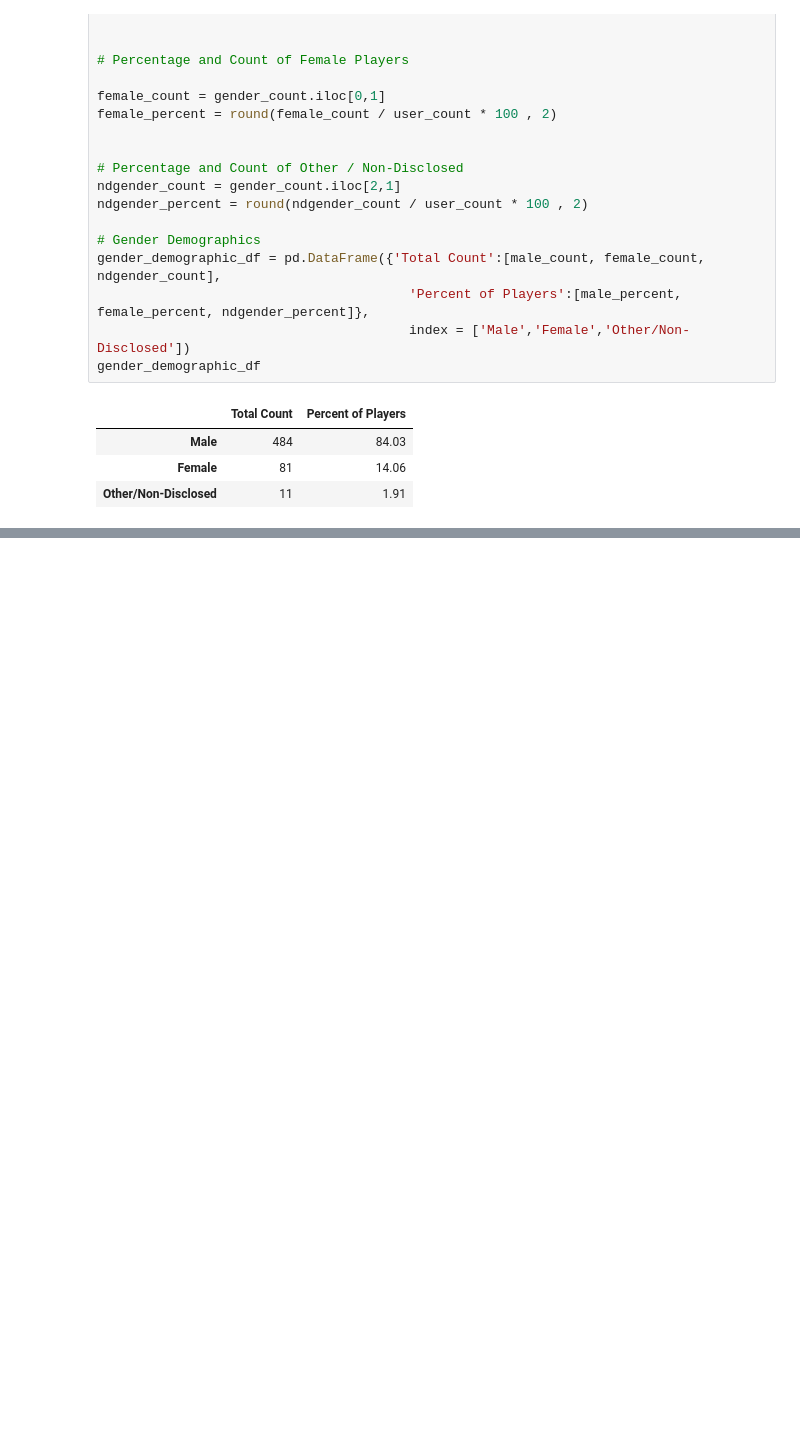
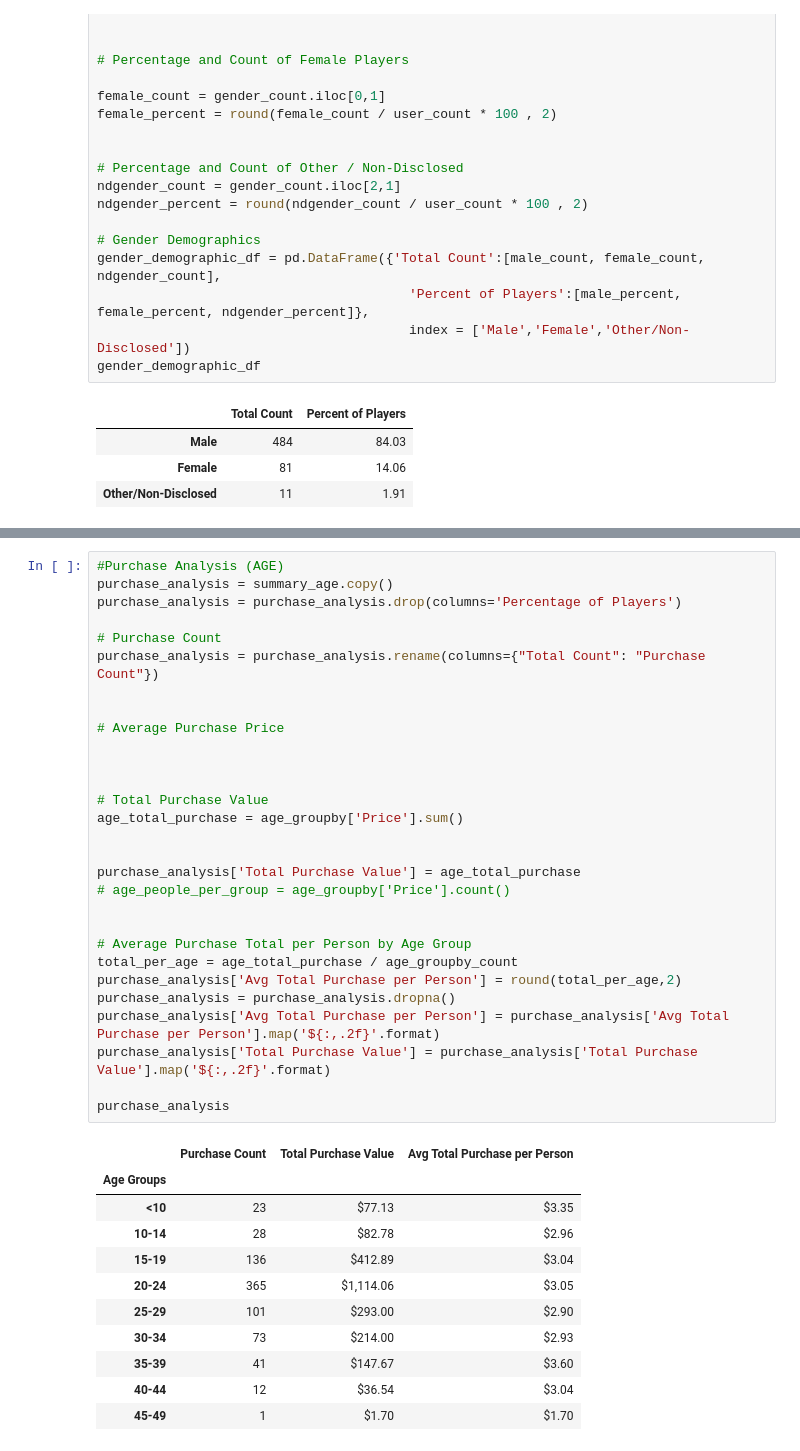
Before and after one commit to ASooklall/pandas-challenge, a Jupyter notebook: HeroesOfPymoli/HeroesOfPymoli.ipynb, the cells around one changed output, grey strips where cells are left out. Saved outputs shown, nothing was run; the diff lists cells and outputs as text; blank space fills up the shorter version.

```diff
--- a/HeroesOfPymoli/HeroesOfPymoli.ipynb
+++ b/HeroesOfPymoli/HeroesOfPymoli.ipynb
@@ -283,0 +199,41 @@ gender_purchases_df
+# %%
+#Purchase Analysis (AGE)
+purchase_analysis = summary_age.copy()
+purchase_analysis = purchase_analysis.drop(columns='Percentage of Players')
+
+# Purchase Count
+purchase_analysis = purchase_analysis.rename(columns={"Total Count": "Purchase Count"})
+
+
+# Average Purchase Price
+
+
+
+# Total Purchase Value
+age_total_purchase = age_groupby['Price'].sum()
+
+
+purchase_analysis['Total Purchase Value'] = age_total_purchase
+# age_people_per_group = age_groupby['Price'].count()
+
+
+# Average Purchase Total per Person by Age Group
+total_per_age = age_total_purchase / age_groupby_count
+purchase_analysis['Avg Total Purchase per Person'] = round(total_per_age,2)
+purchase_analysis = purchase_analysis.dropna()
+purchase_analysis['Avg Total Purchase per Person'] = purchase_analysis['Avg Total Purchase per Person'].map('${:,.2f}'.format)
+purchase_analysis['Total Purchase Value'] = purchase_analysis['Total Purchase Value'].map('${:,.2f}'.format)
+
+purchase_analysis
+# %% [output]
+|  | Purchase Count | Total Purchase Value | Avg Total Purchase per Person |
+| Age Groups |  |  |  |
+| <10 | 23 | $77.13 | $3.35 |
+| 10-14 | 28 | $82.78 | $2.96 |
+| 15-19 | 136 | $412.89 | $3.04 |
+| 20-24 | 365 | $1,114.06 | $3.05 |
+| 25-29 | 101 | $293.00 | $2.90 |
+| 30-34 | 73 | $214.00 | $2.93 |
+| 35-39 | 41 | $147.67 | $3.60 |
+| 40-44 | 12 | $36.54 | $3.04 |
+| 45-49 | 1 | $1.70 | $1.70 |
```
Also changed, not shown: parts of 13 cells of this notebook.
